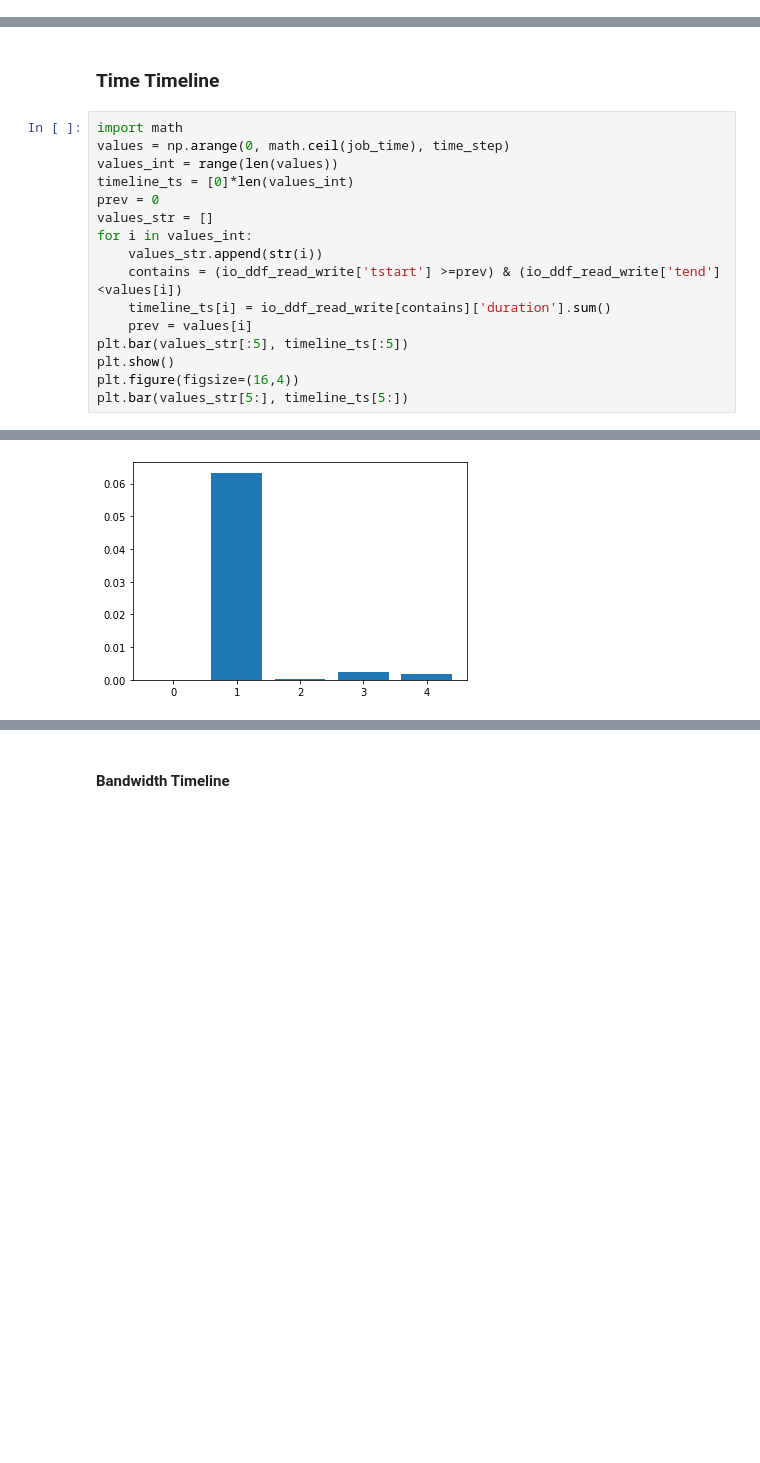
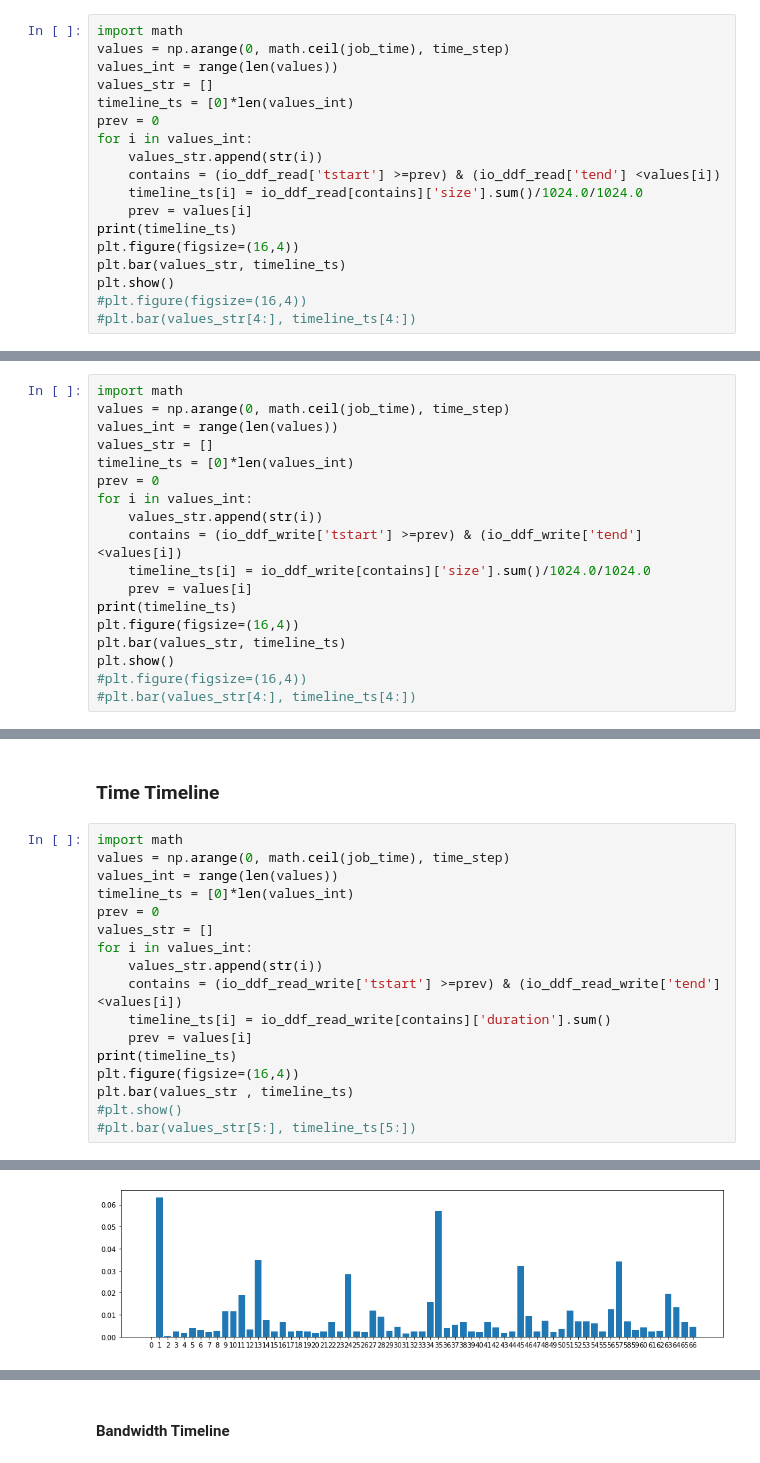
Before and after one commit to hariharan-devarajan/taxonomy, a Jupyter notebook: analysis/notebooks/recorder/CM1-workflow4.ipynb, the cells around one changed output, grey strips where cells are left out. Saved outputs shown, nothing was run; the diff lists cells and outputs as text; blank space fills up the shorter version.

```diff
--- a/analysis/notebooks/recorder/CM1-workflow4.ipynb
+++ b/analysis/notebooks/recorder/CM1-workflow4.ipynb
@@ -712,0 +725,18 @@ plt.bar(values_str[4:], timeline_ts[4:])
+# %%
+import math
+values = np.arange(0, math.ceil(job_time), time_step)
+values_int = range(len(values))
+values_str = []
+timeline_ts = [0]*len(values_int)
+prev = 0
+for i in values_int:
+    values_str.append(str(i))
+    contains = (io_ddf_read['tstart'] >=prev) & (io_ddf_read['tend'] <values[i])
+    timeline_ts[i] = io_ddf_read[contains]['size'].sum()/1024.0/1024.0
+    prev = values[i]
+print(timeline_ts)
+plt.figure(figsize=(16,4))
+plt.bar(values_str, timeline_ts)
+plt.show()
+#plt.figure(figsize=(16,4))
+#plt.bar(values_str[4:], timeline_ts[4:])
@@ -712,0 +746,18 @@ plt.bar(values_str[4:], timeline_ts[4:])
+# %%
+import math
+values = np.arange(0, math.ceil(job_time), time_step)
+values_int = range(len(values))
+values_str = []
+timeline_ts = [0]*len(values_int)
+prev = 0
+for i in values_int:
+    values_str.append(str(i))
+    contains = (io_ddf_write['tstart'] >=prev) & (io_ddf_write['tend'] <values[i])
+    timeline_ts[i] = io_ddf_write[contains]['size'].sum()/1024.0/1024.0
+    prev = values[i]
+print(timeline_ts)
+plt.figure(figsize=(16,4))
+plt.bar(values_str, timeline_ts)
+plt.show()
+#plt.figure(figsize=(16,4))
+#plt.bar(values_str[4:], timeline_ts[4:])
@@ -741,8 +795,9 @@ for i in values_int:
     contains = (io_ddf_read_write['tstart'] >=prev) & (io_ddf_read_write['tend'] <values[i])
     timeline_ts[i] = io_ddf_read_write[contains]['duration'].sum()
     prev = values[i]
-plt.bar(values_str[:5], timeline_ts[:5])
-plt.show()
+print(timeline_ts)
 plt.figure(figsize=(16,4))
-plt.bar(values_str[5:], timeline_ts[5:])
+plt.bar(values_str , timeline_ts)
+#plt.show()
+#plt.bar(values_str[5:], timeline_ts[5:])
 # %% [output]
@@ -749 +806 @@ plt.bar(values_str[5:], timeline_ts[5:])
-[figure, old version]
+[figure, new version]
```
Also changed, not shown: parts of 20 cells of this notebook, 17 other files.
